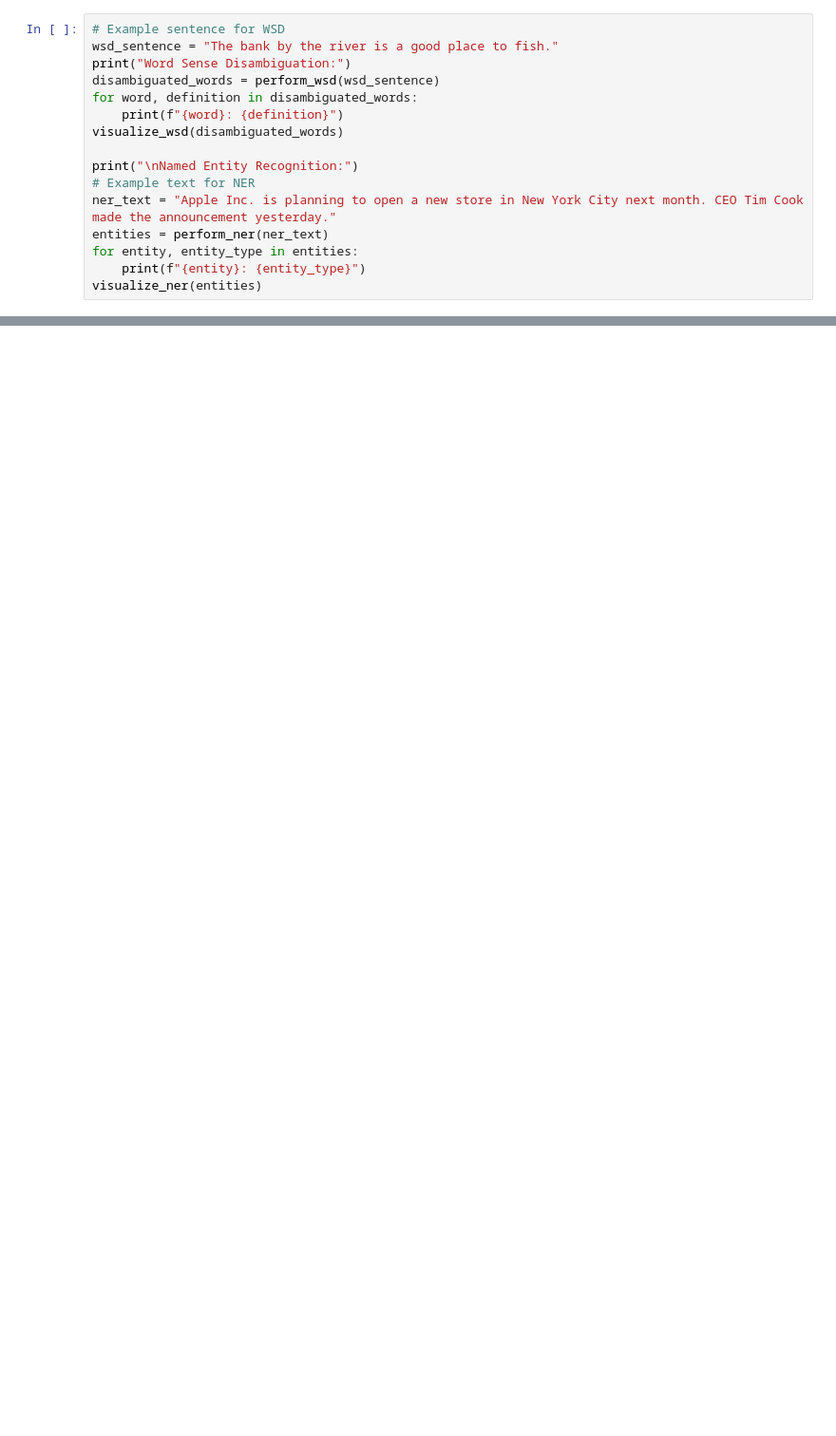
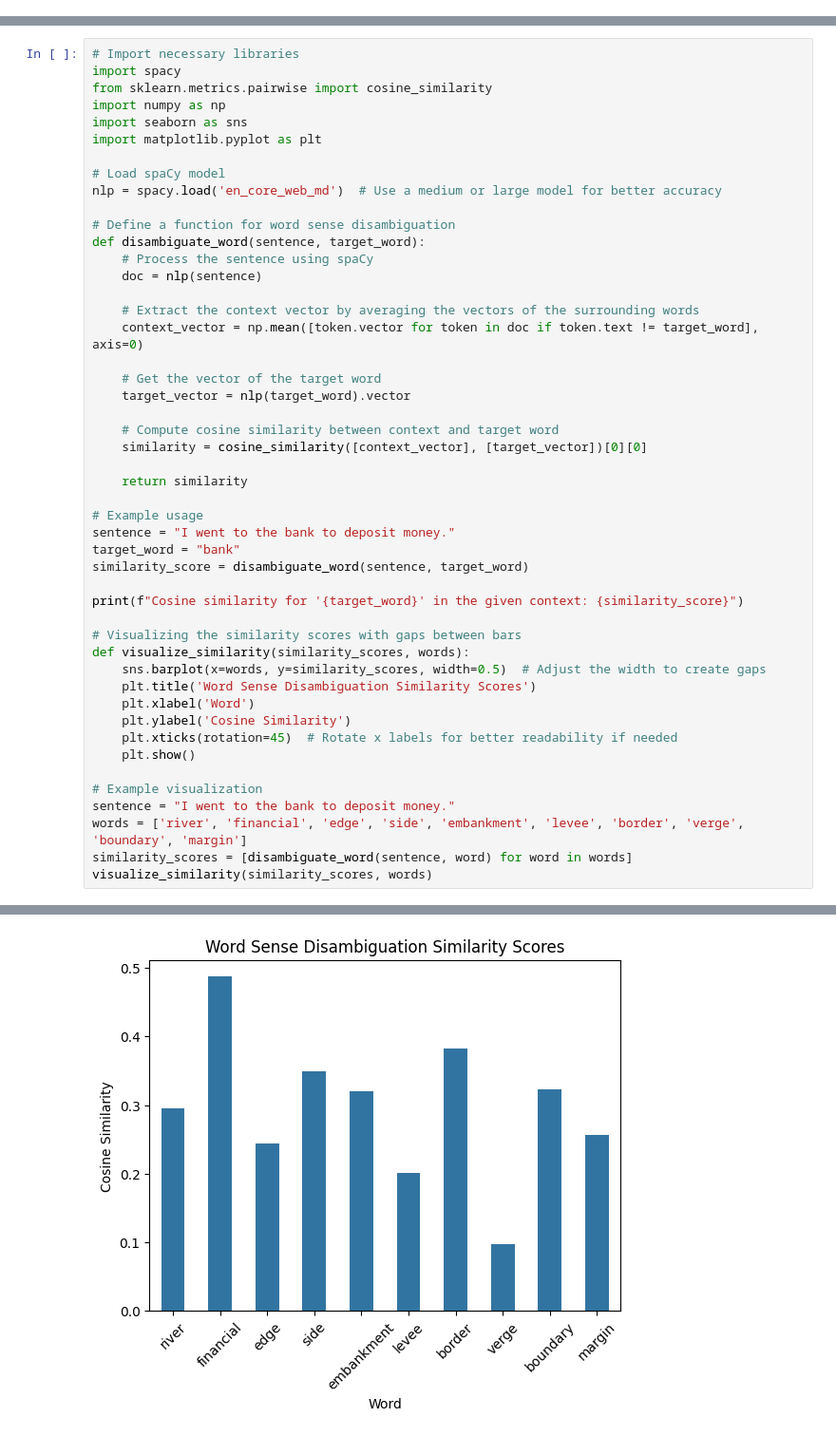
Before and after one commit to FreeRikato/NLP, a Jupyter notebook: Week-3/Semantic_Analysis.ipynb, the cells around one changed output, grey strips where cells are left out. Shown: that part at 95% size. Cells and saved outputs as stored; diff of their text form; blank space fills up the shorter version.

```diff
--- a/Week-3/Semantic_Analysis.ipynb
+++ b/Week-3/Semantic_Analysis.ipynb
@@ -129,16 +0,0 @@ def visualize_ner(entities):
-# %%
-# Example sentence for WSD
-wsd_sentence = "The bank by the river is a good place to fish."
-print("Word Sense Disambiguation:")
-disambiguated_words = perform_wsd(wsd_sentence)
-for word, definition in disambiguated_words:
-    print(f"{word}: {definition}")
-visualize_wsd(disambiguated_words)
-
-print("\nNamed Entity Recognition:")
-# Example text for NER
-ner_text = "Apple Inc. is planning to open a new store in New York City next month. CEO Tim Cook made the announcement yesterday."
-entities = perform_ner(ner_text)
-for entity, entity_type in entities:
-    print(f"{entity}: {entity_type}")
-visualize_ner(entities)
@@ -166,0 +22,49 @@ yesterday: DATE
+# %%
+# Import necessary libraries
+import spacy
+from sklearn.metrics.pairwise import cosine_similarity
+import numpy as np
+import seaborn as sns
+import matplotlib.pyplot as plt
+
+# Load spaCy model
+nlp = spacy.load('en_core_web_md')  # Use a medium or large model for better accuracy
+
+# Define a function for word sense disambiguation
+def disambiguate_word(sentence, target_word):
+    # Process the sentence using spaCy
+    doc = nlp(sentence)
+
+    # Extract the context vector by averaging the vectors of the surrounding words
+    context_vector = np.mean([token.vector for token in doc if token.text != target_word], axis=0)
+
+    # Get the vector of the target word
+    target_vector = nlp(target_word).vector
+
+    # Compute cosine similarity between context and target word
+    similarity = cosine_similarity([context_vector], [target_vector])[0][0]
+
+    return similarity
+
+# Example usage
+sentence = "I went to the bank to deposit money."
+target_word = "bank"
+similarity_score = disambiguate_word(sentence, target_word)
+
+print(f"Cosine similarity for '{target_word}' in the given context: {similarity_score}")
+
+# Visualizing the similarity scores with gaps between bars
+def visualize_similarity(similarity_scores, words):
+    sns.barplot(x=words, y=similarity_scores, width=0.5)  # Adjust the width to create gaps
+    plt.title('Word Sense Disambiguation Similarity Scores')
+    plt.xlabel('Word')
+    plt.ylabel('Cosine Similarity')
+    plt.xticks(rotation=45)  # Rotate x labels for better readability if needed
+    plt.show()
+
+# Example visualization
+sentence = "I went to the bank to deposit money."
+words = ['river', 'financial', 'edge', 'side', 'embankment', 'levee', 'border', 'verge', 'boundary', 'margin']
+similarity_scores = [disambiguate_word(sentence, word) for word in words]
+visualize_similarity(similarity_scores, words)
+# %% [output]
@@ -166,0 +72 @@ yesterday: DATE
+[figure, added]
```
Also changed, not shown: parts of 11 cells of this notebook, 2 other files.
